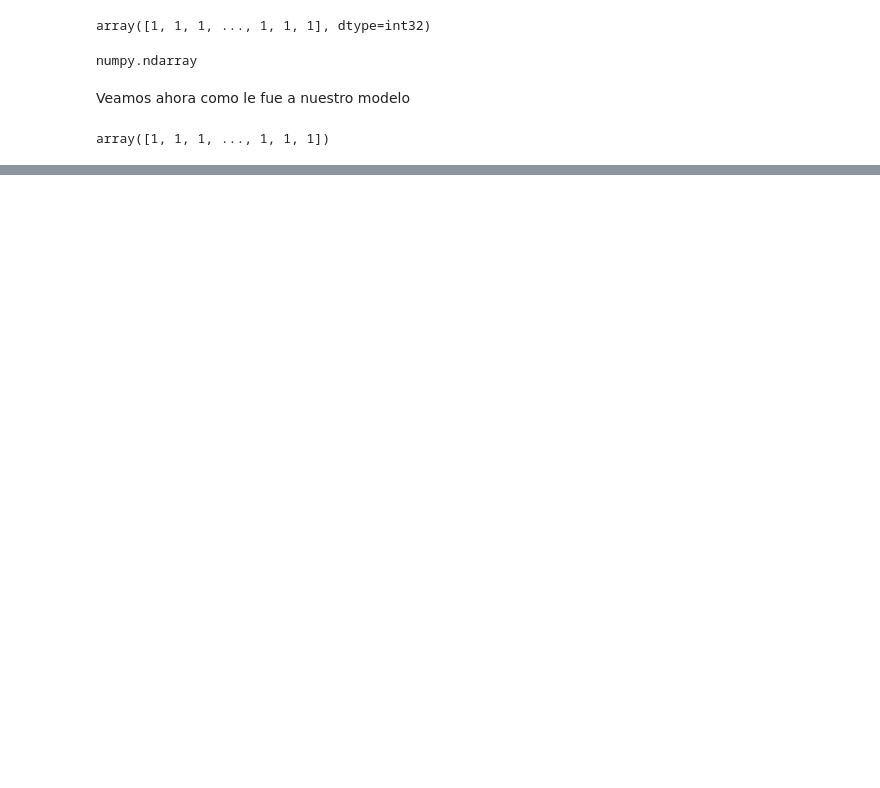
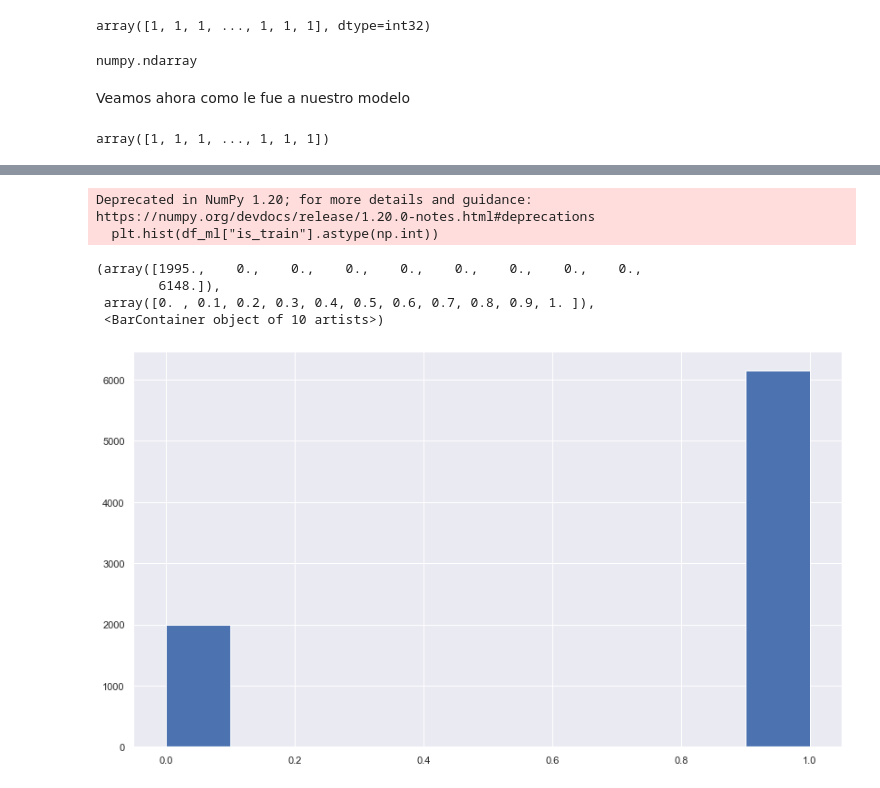
Before and after one commit to JesusAntonio9/VINKOS_TEST, a Jupyter notebook: Prueba ciencia de datos.ipynb, the cells around one changed output, grey strips where cells are left out. Drawn from its saved outputs; the diff is of its cells as text; code cells hidden in the pictures; blank space fills up the shorter version.

```diff
--- a/Prueba ciencia de datos.ipynb
+++ b/Prueba ciencia de datos.ipynb
@@ -633,0 +659,2 @@ Text(0.5, 1.0, 'Scatter Plot')
+# %%
+df_ml = df.drop(["v3","category"],axis=1)
@@ -633,0 +696,3 @@ Text(0.5, 1.0, 'Scatter Plot')
+# %%
+"""Veamos cuales elementos nos ayudaran a hacer el trin y test"""
+df_ml["is_train"] = np.random.uniform(0,1,len(df_ml))<=0.75
@@ -633,0 +716,11 @@ Text(0.5, 1.0, 'Scatter Plot')
+# %%
+"""Vemos como se distribuyeron los datos"""
+plt.hist(df_ml["is_train"].astype(np.int))
+# %% [output]
+Deprecated in NumPy 1.20; for more details and guidance: https://numpy.org/devdocs/release/1.20.0-notes.html#deprecations
+  plt.hist(df_ml["is_train"].astype(np.int))
+(array([1995.,    0.,    0.,    0.,    0.,    0.,    0.,    0.,    0.,
+        6148.]),
+ array([0. , 0.1, 0.2, 0.3, 0.4, 0.5, 0.6, 0.7, 0.8, 0.9, 1. ]),
+ <BarContainer object of 10 artists>)
+[figure, added]
```
Also changed, not shown: parts of 33 cells of this notebook.
